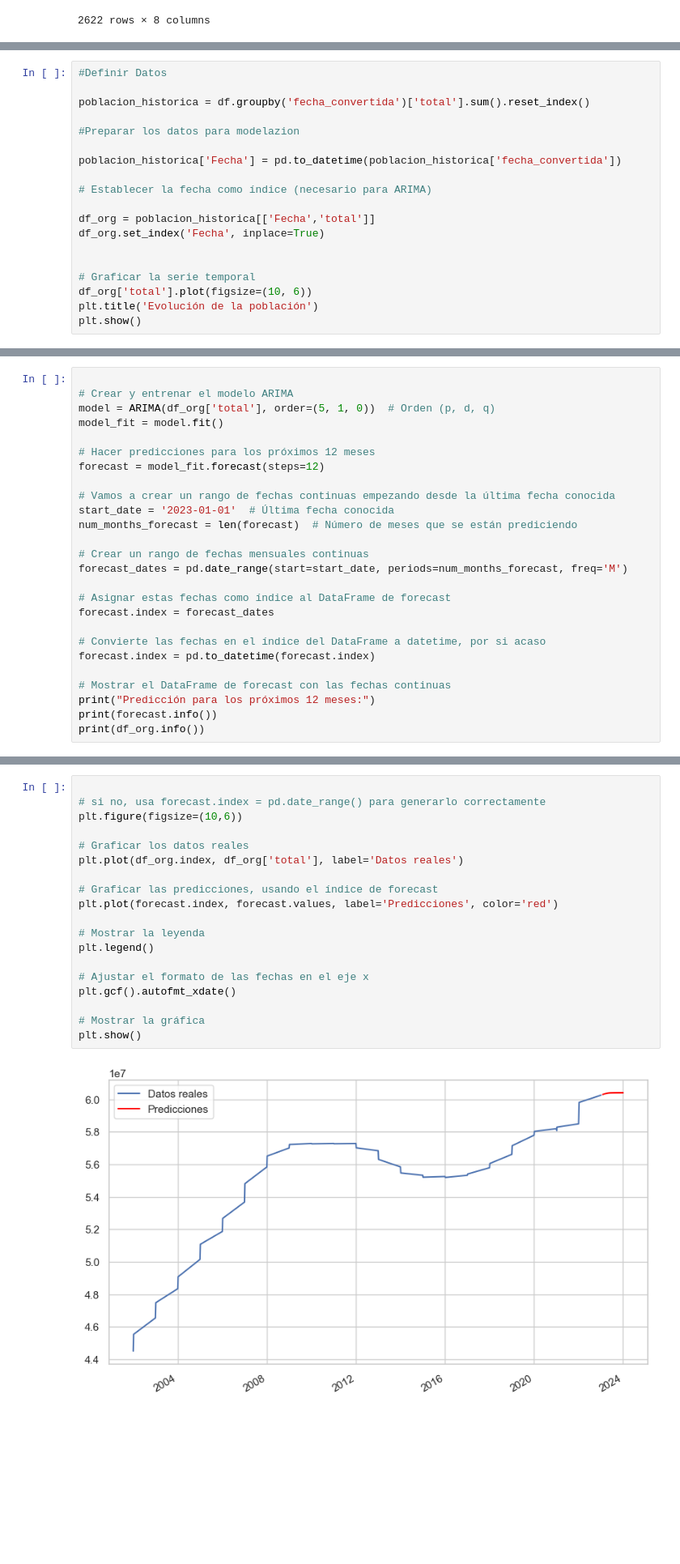
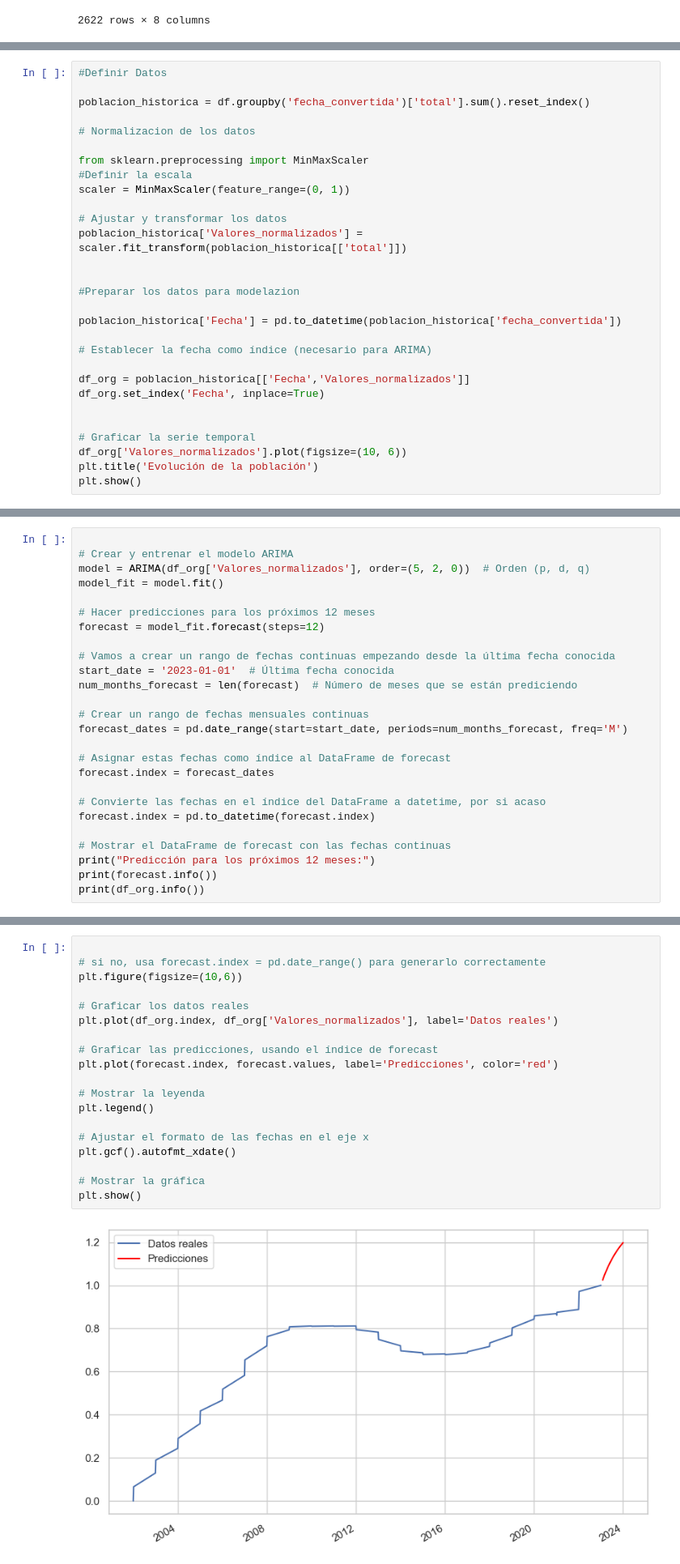
Before and after one commit to josermicri/Projects-Data-science, a Jupyter notebook: España/EDO.ipynb, the cells around one changed output, grey strips where cells are left out. Shown at 81% size. Drawn from its saved outputs; the diff is of its cells as text; blank space fills up the shorter version.

```diff
--- a/España/EDO.ipynb
+++ b/España/EDO.ipynb
@@ -523,6 +613,16 @@ register_matplotlib_converters()
 #Definir Datos
 
 poblacion_historica = df.groupby('fecha_convertida')['total'].sum().reset_index()
+
+# Normalizacion de los datos
+
+from sklearn.preprocessing import MinMaxScaler
+#Definir la escala
+scaler = MinMaxScaler(feature_range=(0, 1))
+
+# Ajustar y transformar los datos
+poblacion_historica['Valores_normalizados'] = scaler.fit_transform(poblacion_historica[['total']])
+
 
 #Preparar los datos para modelazion
 
@@ -530,12 +630,12 @@ poblacion_historica['Fecha'] = pd.to_datetime(poblacion_historica['fecha_convert
 
 # Establecer la fecha como índice (necesario para ARIMA)
 
-df_org = poblacion_historica[['Fecha','total']]
+df_org = poblacion_historica[['Fecha','Valores_normalizados']]
 df_org.set_index('Fecha', inplace=True)
 
 
 # Graficar la serie temporal
-df_org['total'].plot(figsize=(10, 6))
+df_org['Valores_normalizados'].plot(figsize=(10, 6))
 plt.title('Evolución de la población')
 plt.show()
 # %% [output]
@@ -543,7 +643,7 @@ plt.show()
 # %%
 
 # Crear y entrenar el modelo ARIMA
-model = ARIMA(df_org['total'], order=(5, 1, 0))  # Orden (p, d, q)
+model = ARIMA(df_org['Valores_normalizados'], order=(5, 2, 0))  # Orden (p, d, q)
 model_fit = model.fit()
 
 # Hacer predicciones para los próximos 12 meses
@@ -606,24 +706,24 @@ Freq: ME, Name: predicted_mean, dtype: float64
 # %%
 
 # si no, usa forecast.index = pd.date_range() para generarlo correctamente
 plt.figure(figsize=(10,6))
 
 # Graficar los datos reales
-plt.plot(df_org.index, df_org['total'], label='Datos reales')
+plt.plot(df_org.index, df_org['Valores_normalizados'], label='Datos reales')
 
 # Graficar las predicciones, usando el índice de forecast
 plt.plot(forecast.index, forecast.values, label='Predicciones', color='red')
 
 # Mostrar la leyenda
 plt.legend()
 
 # Ajustar el formato de las fechas en el eje x
 plt.gcf().autofmt_xdate()
 
 # Mostrar la gráfica
 plt.show()
 # %% [output]
-[figure, old version]
+[figure, new version]
 # %% [markdown]
 **Evaluacion del modelo**
 
```
Also changed, not shown: parts of 21 cells of this notebook.
